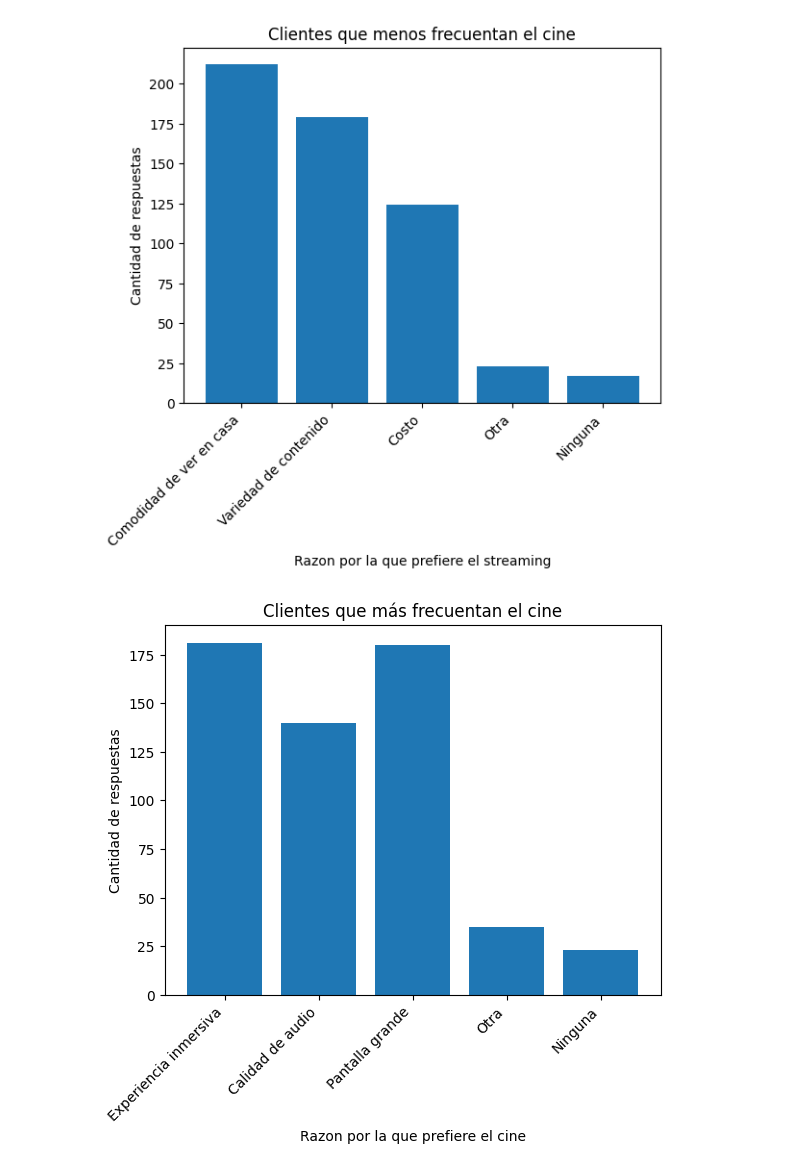
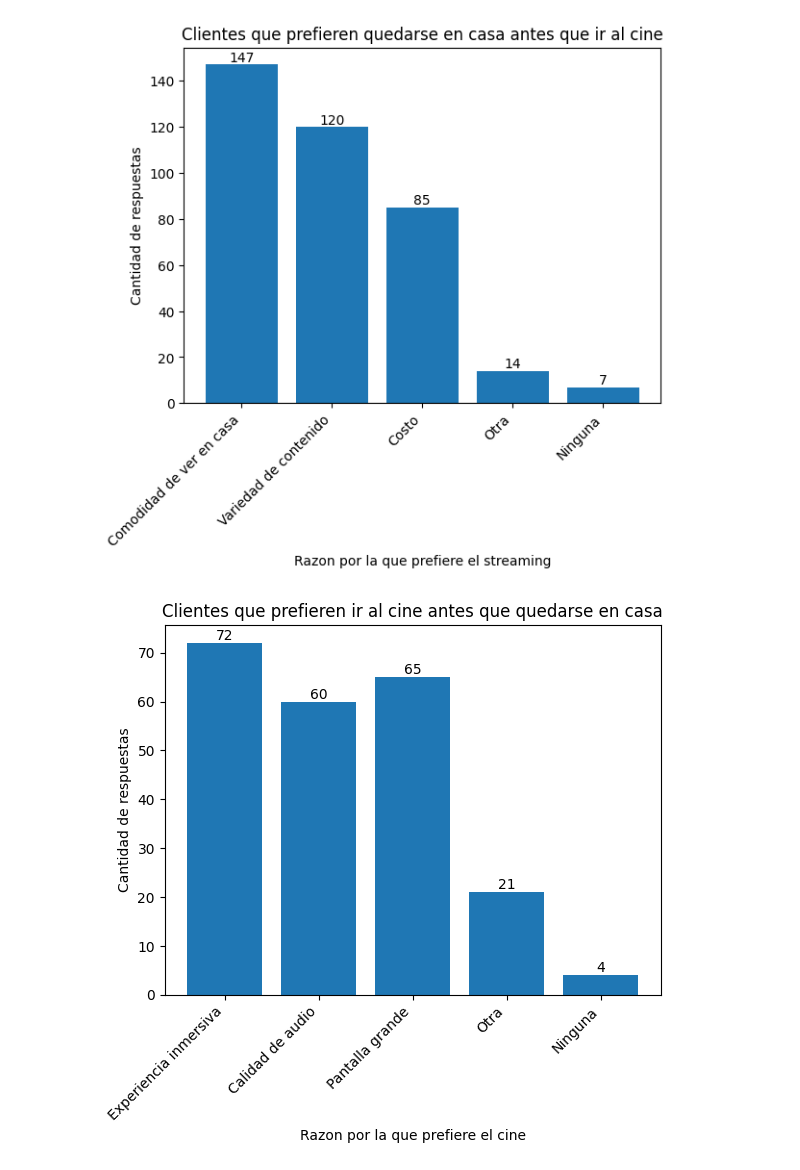
Before and after one commit to Incutti/TSopInfo_TPEncuesta, a Jupyter notebook: TpEncuesta.ipynb, the cells around one changed output. Saved outputs shown, nothing was run; the diff lists cells and outputs as text; code cells hidden in the pictures.

```diff
--- a/TpEncuesta.ipynb
+++ b/TpEncuesta.ipynb
@@ -100,0 +123,18 @@ csv.to_csv('./respuestasEncuestaModificadas.csv')
+# %%
+import matplotlib.pyplot as plt
+import pandas as pd
+
+csv = pd.read_csv('respuestasEncuestaModificadas.csv')
+
+compania_counts = csv['Al ir al cine, ¿Disfruta más de la experiencia si tiene compañía o si está solo/a?'].value_counts()
+
+plt.figure(figsize=(8, 6))
+patches, texts, _ = plt.pie(compania_counts, startangle=140, autopct='%1.1f%%')
+plt.title('Distribución de Compañías')
+
+
+labels = [f'{compania}: {count} respuestas' for compania, count in zip(compania_counts.index, compania_counts)]
+plt.legend(patches, labels, loc="lower left")
+
+plt.axis('equal')
+plt.show()
@@ -118,5 +177,8 @@ ax.set_xlabel('Edad')
 ax.set_ylabel('Número de respuestas')
 ax.set_title('Grupos etarios que van al cine más seguido')
 
+for i, value in enumerate(grouped_data):
+    plt.annotate(str(value), xy=(i, value), ha='center', va='bottom')
+
 plt.show()
 # %% [output]
@@ -141,5 +203,8 @@ ax.set_xlabel('Edad')
 ax.set_ylabel('Número de respuestas')
 ax.set_title('Grupos etarios que van al cine menos seguido')
 
+for i, value in enumerate(grouped_data):
+    plt.annotate(str(value), xy=(i, value), ha='center', va='bottom')
+
 plt.show()
 # %% [output]
@@ -153,8 +218,7 @@ csv = pd.read_csv('respuestasEncuestaModificadas.csv')
 
 
 filtered_data = csv[
-    (csv['¿Qué ventaja considera más importante al ver películas en servicios de streaming?'] == 'Cada 6 meses.') |
-    (csv['¿Qué ventaja considera más importante al ver películas en servicios de streaming?'] == 'No voy al cine.')
+    (csv['¿Prefiere quedarse en casa viendo una serie/película o ir al cine?'] == 'Quedarme en casa')
 ]
 
 
@@ -162,7 +226,7 @@ ventajas = ['Comodidad de ver en casa', 'Variedad de contenido', 'Costo', 'Otra'
 count_dict = {ventaja: 0 for ventaja in ventajas}
 
 
-for _, row in csv.iterrows():
+for _, row in filtered_data.iterrows():
     opciones_seleccionadas = row['¿Qué ventaja considera más importante al ver películas en servicios de streaming?'].split(', ')
     for opcion in opciones_seleccionadas:
         if opcion in count_dict:
@@ -175,13 +239,17 @@ ax.bar(count_dict.keys(), count_dict.values())
 
 ax.set_xlabel('Razon por la que prefiere el streaming')
 ax.set_ylabel('Cantidad de respuestas')
-ax.set_title('Clientes que menos frecuentan el cine')
+ax.set_title('Clientes que prefieren quedarse en casa antes que ir al cine')
 
 plt.xticks(rotation=45, ha='right')
 
+for i, value in enumerate(count_dict.values()):
+    plt.annotate(str(value), xy=(i, value), ha='center', va='bottom')
+
+
 plt.show()
 # %% [output]
-[figure, old version]
+[figure, new version]
 # %%
 import matplotlib.pyplot as plt
 import pandas as pd
@@ -189,35 +257,37 @@ import pandas as pd
 
 csv = pd.read_csv('respuestasEncuestaModificadas.csv')
 
 
 filtered_data = csv[
-    (csv['¿Con qué frecuencia aproximadamente va al cine?'] == 'Cada 3 meses.') |
-    (csv['¿Con qué frecuencia aproximadamente va al cine?'] == 'Una o más veces al mes.')
+    (csv['¿Prefiere quedarse en casa viendo una serie/película o ir al cine?'] == 'Ir al cine')
 ]
 
 
 ventajas = ['Experiencia inmersiva', 'Calidad de audio', 'Pantalla grande', 'Otra', 'Ninguna']
 count_dict = {ventaja: 0 for ventaja in ventajas}
 
 
 
-for _, row in csv.iterrows():
+for _, row in filtered_data.iterrows():
     opciones_seleccionadas = str(row['¿Qué ventaja considera más importante al ver películas en el cine?']).split(', ')
     for opcion in opciones_seleccionadas:
         if opcion in count_dict:
             count_dict[opcion] += 1
 
 
 fig, ax = plt.subplots()
 ax.bar(count_dict.keys(), count_dict.values())
 
 
 ax.set_xlabel('Razon por la que prefiere el cine')
 ax.set_ylabel('Cantidad de respuestas')
-ax.set_title('Clientes que más frecuentan el cine')
+ax.set_title('Clientes que prefieren ir al cine antes que quedarse en casa')
 
 plt.xticks(rotation=45, ha='right')
 
+for i, value in enumerate(count_dict.values()):
+    plt.annotate(str(value), xy=(i, value), ha='center', va='bottom')
+
 plt.show()
 # %% [output]
-[figure, old version]
+[figure, new version]
```
Also changed, not shown: parts of 4 cells of this notebook.
